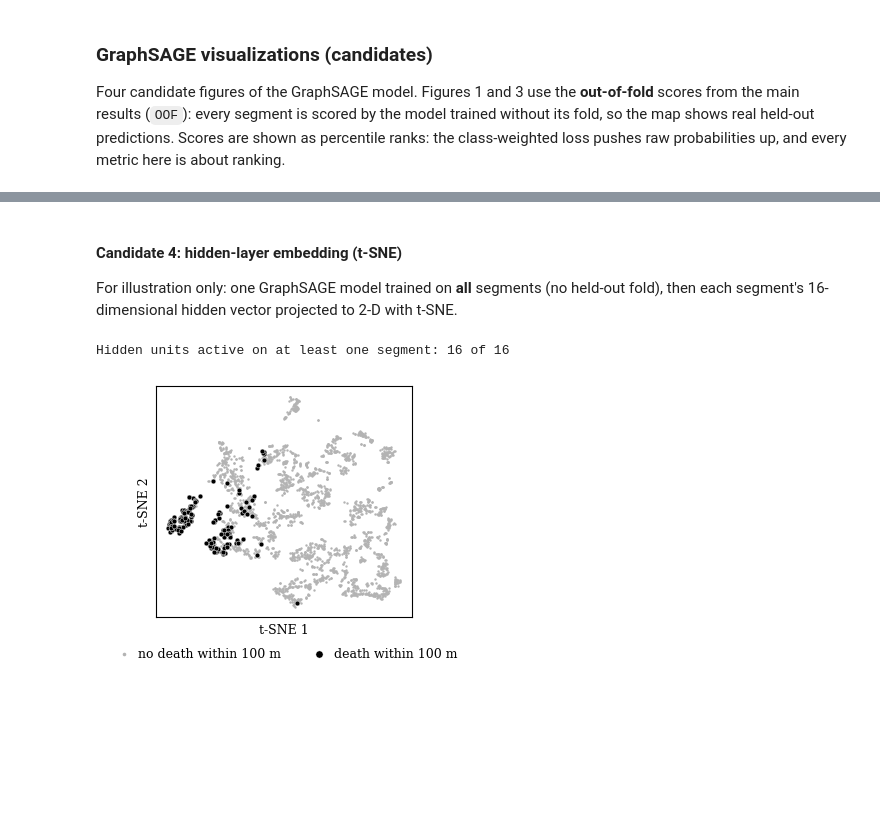
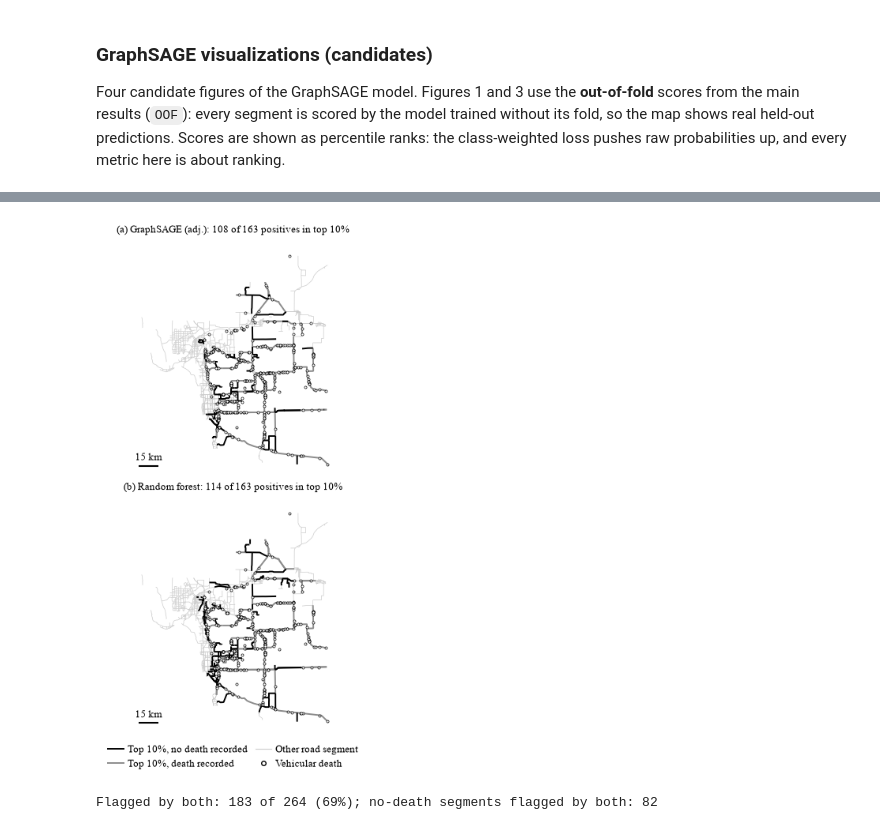
Before and after one commit to JerRMartin/Graph-Based-Risk-Mapping, a Jupyter notebook: notebooks/notebook.ipynb, the cells around one changed output, grey strips where cells are left out. Drawn from its saved outputs; the diff is of its cells as text; code cells hidden in the pictures; blank space fills up the shorter version.

```diff
--- a/notebooks/notebook.ipynb
+++ b/notebooks/notebook.ipynb
@@ -1509,36 +1692,35 @@ Segments without: 2484, mean |change| 2.3 points, raised>=10: 1, lowered>=10: 51
-# %% [markdown]
-#### Candidate 4: hidden-layer embedding (t-SNE)
-For illustration only: one GraphSAGE model trained on **all** segments (no held-out fold), then each segment's
-16-dimensional hidden vector projected to 2-D with t-SNE.
-# %%
-from sklearn.manifold import TSNE
-
-seed_everything(SEED)
-all_idx = np.arange(N_NODES)
-mu, sd = X_LOG.mean(0), X_LOG.std(0); sd[sd == 0] = 1.0
-x_all = torch.as_tensor((X_LOG - mu) / sd, dtype=torch.float32)
-y_t = torch.as_tensor(y_all, dtype=torch.float32)
-emb_model = RiskSAGE(x_all.shape[1])
-opt = torch.optim.Adam(emb_model.parameters(), lr=SAGE_LR, weight_decay=SAGE_WEIGHT_DECAY)
-pw = torch.tensor((len(y_all) - y_all.sum()) / y_all.sum(), dtype=torch.float32)
-for _ in range(SAGE_EPOCHS):
-    emb_model.train(); opt.zero_grad()
-    F.binary_cross_entropy_with_logits(emb_model(x_all, A_ADJ, A_MOV), y_t, pos_weight=pw).backward(); opt.step()
-emb_model.eval()
-with torch.no_grad():
-    H = F.relu(emb_model.l1(x_all, A_ADJ, A_MOV)).numpy()
-print(f"Hidden units active on at least one segment: {(H.max(0) > 0).sum()} of {H.shape[1]}")
-Z = TSNE(n_components=2, perplexity=30, init="pca", random_state=SEED).fit_transform(H)
-
-with plt.rc_context(RC):
-    fig, ax = plt.subplots(figsize=(3.3, 3.0))
-    ax.scatter(*Z[y_all == 0].T, s=3, color="0.7", linewidth=0, label="no death within 100 m", zorder=1)
-    ax.scatter(*Z[y_all == 1].T, s=12, facecolor="black", edgecolor="white", linewidth=0.3,
-               label="death within 100 m", zorder=2)
-    ax.set_xticks([]); ax.set_yticks([]); ax.set_xlabel("t-SNE 1"); ax.set_ylabel("t-SNE 2")
-    ax.legend(loc="upper center", bbox_to_anchor=(0.5, -0.08), ncol=2, fontsize=FS, frameon=False,
-              handletextpad=0.2, markerscale=1.5)
-    save(fig, "sage_embedding.png")
-# %% [output]
-Hidden units active on at least one segment: 16 of 16
-[figure, removed]
+# %%
+# Stacked (vertical), grayscale: top 10% risk segments, GraphSAGE vs random forest (out-of-fold)
+SAGE_SCORES = ADJ_PCT
+RF_PCT = pct_rank(OOF["Random forest"])
+LW = 1.4                                    # flagged-segment width (pt)
+NO_DEATH_COLOR, DEATH_COLOR, ROAD_GRAY = "black", "0.55", "0.8"
+
+with plt.rc_context(RC):
+    fig, axes = plt.subplots(2, 1, figsize=(3.3, 7.0), layout="constrained")
+    for ax, pct, title in [(axes[0], SAGE_SCORES, "(a) GraphSAGE (adj.)"), (axes[1], RF_PCT, "(b) Random forest")]:
+        flag = pct >= 90
+        hit, miss = flag & (y_all == 1), flag & (y_all == 0)
+        segs.plot(ax=ax, color=ROAD_GRAY, linewidth=0.5, zorder=1)                 # other roads: thin light grey
+        segs[hit].plot(ax=ax, color=DEATH_COLOR, linewidth=LW, zorder=2)          # death recorded: thick grey
+        segs[miss].plot(ax=ax, color=NO_DEATH_COLOR, linewidth=LW, zorder=3)      # no death recorded: thick black
+        vm_g.plot(ax=ax, zorder=4, **{**DEATH_STYLE, "markersize": 5, "linewidth": 0.5})
+        ax.set_aspect("equal"); ax.set_axis_off()
+        ax.set_title(f"{title}: {y_all[flag].sum()} of {y_all.sum()} positives in top 10%", fontsize=FS, pad=2)
+        scale_bar(ax)
+    fig.legend([Line2D([], [], color=NO_DEATH_COLOR, linewidth=LW),
+                Line2D([], [], color=DEATH_COLOR, linewidth=LW),
+                Line2D([], [], color=ROAD_GRAY, linewidth=0.8),
+                Line2D([], [], marker="o", linestyle="", markerfacecolor="white", markeredgecolor="black", markersize=4)],
+               ["Top 10%, no death recorded", "Top 10%, death recorded", "Other road segment", "Vehicular death"],
+               loc="outside lower center", ncol=2, fontsize=FS, frameon=False,
+               handlelength=1.6, columnspacing=0.8, handletextpad=0.4)
+    save(fig, "risk_map_sage_vs_rf_gray.png")
+
+sage_flag, rf_flag = SAGE_SCORES >= 90, RF_PCT >= 90
+print(f"Flagged by both: {(sage_flag & rf_flag).sum()} of {sage_flag.sum()} "
+      f"({(sage_flag & rf_flag).sum() / sage_flag.sum():.0%}); "
+      f"no-death segments flagged by both: {(sage_flag & rf_flag & (y_all == 0)).sum()}")
+# %% [output]
+[figure, added]
+Flagged by both: 183 of 264 (69%); no-death segments flagged by both: 82
```
Also changed, not shown: parts of 35 cells of this notebook, 14 other files.
